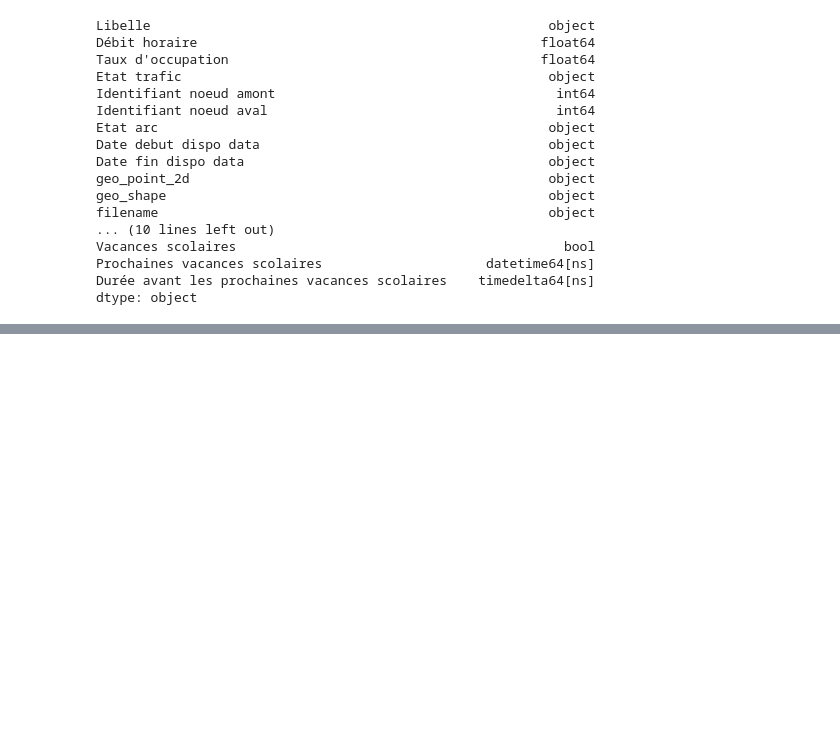
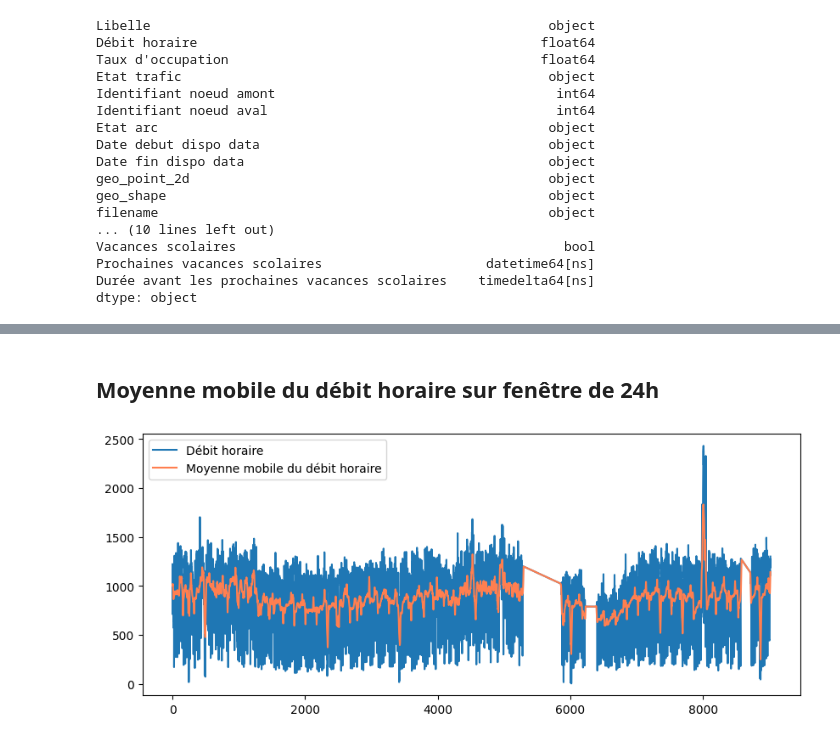
Before and after one commit to romainf28/datathon_gamma_livraisonCO, a Jupyter notebook: traffic_prediction.ipynb, the cells around one changed output, grey strips where cells are left out. Cells and saved outputs as stored; diff of their text form; code cells hidden in the pictures; blank space fills up the shorter version.

```diff
--- a/traffic_prediction.ipynb
+++ b/traffic_prediction.ipynb
@@ -166,0 +187,8 @@ df_filtered.sample(10)
+# %%
+df_train_ce = df_train[df_train['filename']=='champs-elysees.csv']
+df_train_sts = df_train[df_train['filename']=='saints-peres.csv']
+df_train_conv = df_train[df_train['filename']=='convention.csv']
+
+df_test_ce = df_test[df_test['filename']=='champs-elysees.csv']
+df_test_sts = df_test[df_test['filename']=='saints-peres.csv']
+df_test_conv = df_test[df_test['filename']=='convention.csv']
@@ -166,0 +201,10 @@ df_filtered.sample(10)
+# %% [markdown]
+## Moyenne mobile du débit horaire sur fenêtre de 24h
+# %%
+mobile_mean = df_train_ce['Débit horaire'].rolling(24, center=True, min_periods=1).mean()
+df_train_ce['Débit horaire'].plot(figsize=(10,4), label = 'Débit horaire')
+mobile_mean.plot(figsize=(10,4), color='coral', label = 'Moyenne mobile du débit horaire')
+plt.legend()
+plt.show()
+# %% [output]
+[figure, added]
```
Also changed, not shown: parts of 13 cells of this notebook, 1 other file.
